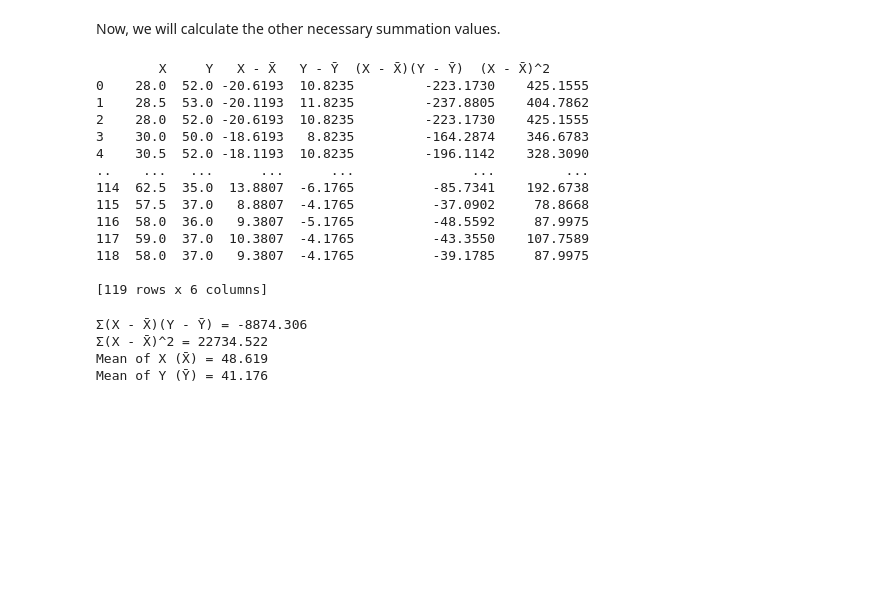
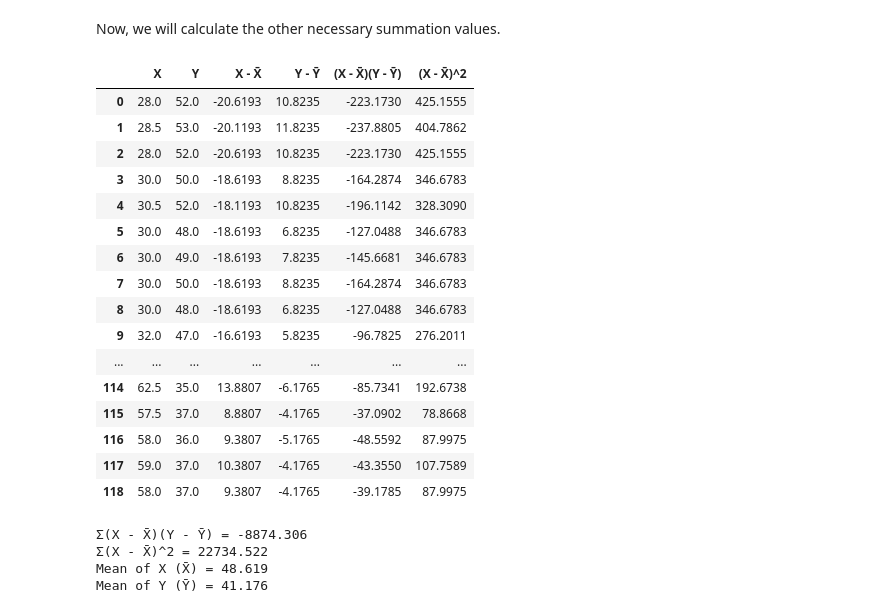
Before and after one commit to sensoubhik11/eco-assignment, a Jupyter notebook: demand-curve-ols.ipynb, the cells around one changed output. Cells and saved outputs as stored; diff of their text form; code cells hidden in the pictures; blank space fills up the shorter version.

Commit message:
Added R^2 and other tests, modified formatting, displayed whole table of data

```diff
--- a/demand-curve-ols.ipynb
+++ b/demand-curve-ols.ipynb
@@ -17,5 +17,6 @@ df['Arrivals (Quintals)'] = df['Arrivals (Tonnes)'] * 10
 df_cleaned = df[['Modal Price (Rs./kg)', 'Arrivals (Quintals)']].copy()
 df_cleaned.rename(columns={'Arrivals (Quintals)': 'Quantity (Quintals)'}, inplace=True)
 df_cleaned.reset_index(drop=True, inplace=True)
-print(df_cleaned)
+pd.reset_option('display.max_rows')
+df_cleaned
 # %% [output]
@@ -123,26 +122,30 @@ Now, we will calculate the other necessary summation values.
 # %%
 df_cleaned['X - X̄'] = df_cleaned['X'] - x_mean
 df_cleaned['Y - Ȳ'] = df_cleaned['Y'] - y_mean
 df_cleaned['(X - X̄)(Y - Ȳ)'] = df_cleaned['X - X̄'] * df_cleaned['Y - Ȳ']
 df_cleaned['(X - X̄)^2'] = df_cleaned['X - X̄'] ** 2
 
 df_cleaned = df_cleaned.round(4)
-print(df_cleaned)
+pd.set_option('display.max_rows', None)
+df_cleaned
 # %% [output]
-        X     Y   X - X̄   Y - Ȳ  (X - X̄)(Y - Ȳ)  (X - X̄)^2
-0    28.0  52.0 -20.6193  10.8235         -223.1730    425.1555
-1    28.5  53.0 -20.1193  11.8235         -237.8805    404.7862
-2    28.0  52.0 -20.6193  10.8235         -223.1730    425.1555
-3    30.0  50.0 -18.6193   8.8235         -164.2874    346.6783
-4    30.5  52.0 -18.1193  10.8235         -196.1142    328.3090
-..    ...   ...      ...      ...               ...         ...
-114  62.5  35.0  13.8807  -6.1765          -85.7341    192.6738
-115  57.5  37.0   8.8807  -4.1765          -37.0902     78.8668
-116  58.0  36.0   9.3807  -5.1765          -48.5592     87.9975
-117  59.0  37.0  10.3807  -4.1765          -43.3550    107.7589
-118  58.0  37.0   9.3807  -4.1765          -39.1785     87.9975
-
-[119 rows x 6 columns]
+|  | X | Y | X - X̄ | Y - Ȳ | (X - X̄)(Y - Ȳ) | (X - X̄)^2 |
+| 0 | 28.0 | 52.0 | -20.6193 | 10.8235 | -223.1730 | 425.1555 |
+| 1 | 28.5 | 53.0 | -20.1193 | 11.8235 | -237.8805 | 404.7862 |
+| 2 | 28.0 | 52.0 | -20.6193 | 10.8235 | -223.1730 | 425.1555 |
+| 3 | 30.0 | 50.0 | -18.6193 | 8.8235 | -164.2874 | 346.6783 |
+| 4 | 30.5 | 52.0 | -18.1193 | 10.8235 | -196.1142 | 328.3090 |
+| 5 | 30.0 | 48.0 | -18.6193 | 6.8235 | -127.0488 | 346.6783 |
+| 6 | 30.0 | 49.0 | -18.6193 | 7.8235 | -145.6681 | 346.6783 |
+| 7 | 30.0 | 50.0 | -18.6193 | 8.8235 | -164.2874 | 346.6783 |
+| 8 | 30.0 | 48.0 | -18.6193 | 6.8235 | -127.0488 | 346.6783 |
+| 9 | 32.0 | 47.0 | -16.6193 | 5.8235 | -96.7825 | 276.2011 |
+| ... | ... | ... | ... | ... | ... | ... |
+| 114 | 62.5 | 35.0 | 13.8807 | -6.1765 | -85.7341 | 192.6738 |
+| 115 | 57.5 | 37.0 | 8.8807 | -4.1765 | -37.0902 | 78.8668 |
+| 116 | 58.0 | 36.0 | 9.3807 | -5.1765 | -48.5592 | 87.9975 |
+| 117 | 59.0 | 37.0 | 10.3807 | -4.1765 | -43.3550 | 107.7589 |
+| 118 | 58.0 | 37.0 | 9.3807 | -4.1765 | -39.1785 | 87.9975 |
 # %%
 s_xy = df_cleaned['(X - X̄)(Y - Ȳ)'].sum()
 s_xx = df_cleaned['(X - X̄)^2'].sum()
```
Also changed, not shown: parts of 12 cells of this notebook.
